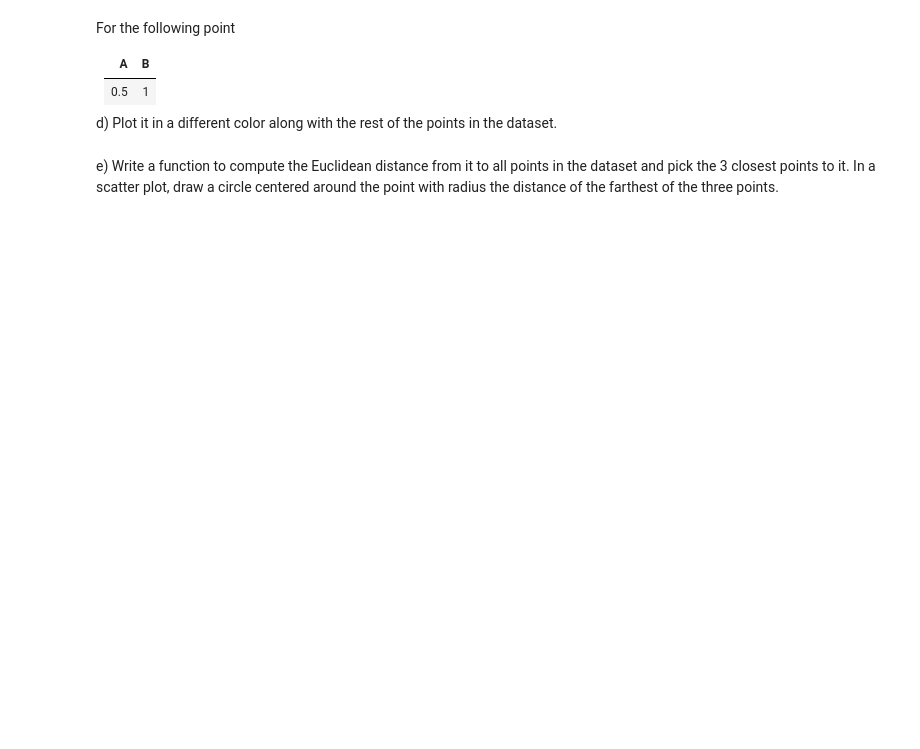
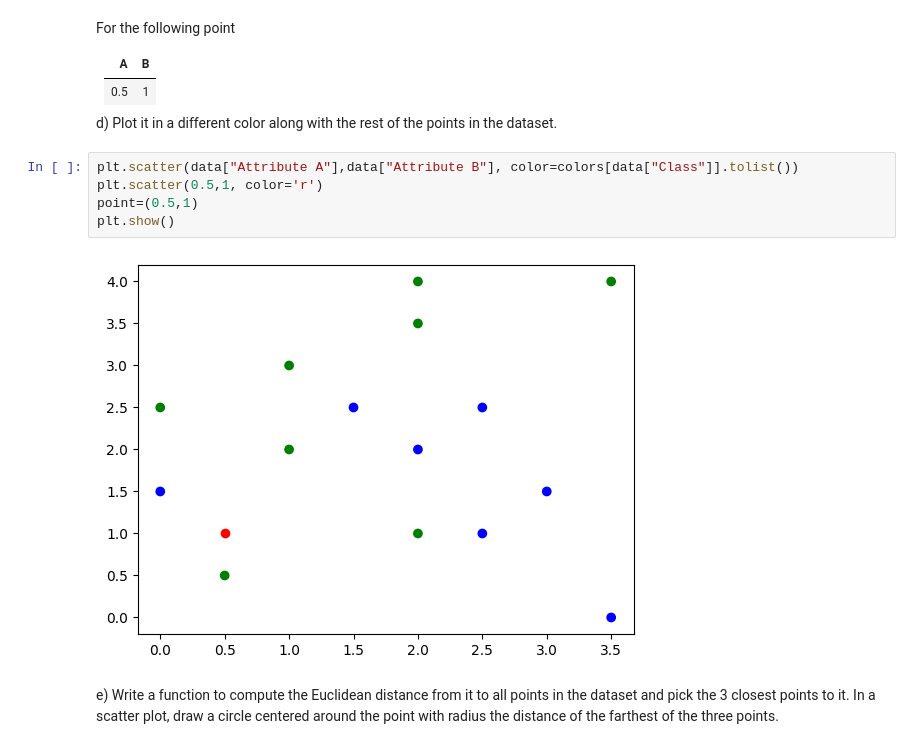
Before and after one commit to mirackk/CS506-Spring2023, a Jupyter notebook: worksheets/worksheet_10.ipynb, the cells around one changed output. Saved outputs shown, nothing was run; the diff lists cells and outputs as text; blank space fills up the shorter version.

```diff
--- a/worksheets/worksheet_10.ipynb
+++ b/worksheets/worksheet_10.ipynb
@@ -59,6 +83,13 @@ For the following point
 | 0.5 |  1  |
 
 d) Plot it in a different color along with the rest of the points in the dataset.
+# %%
+plt.scatter(data["Attribute A"],data["Attribute B"], color=colors[data["Class"]].tolist())
+plt.scatter(0.5,1, color='r')
+point=(0.5,1)
+plt.show()
+# %% [output]
+[figure, added]
 # %% [markdown]
 e) Write a function to compute the Euclidean distance from it to all points in the dataset and pick the 3 closest points to it. In a scatter plot, draw a circle centered around the point with radius the distance of the farthest of the three points.
 # %%
```
Also changed, not shown: parts of 11 cells of this notebook, 3 other files.
